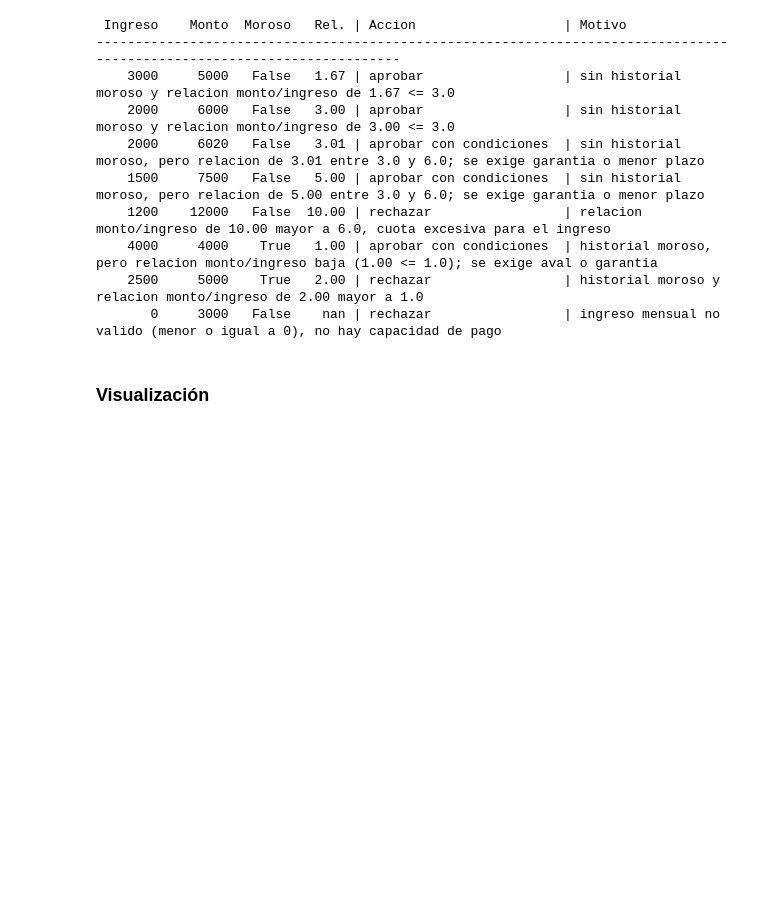
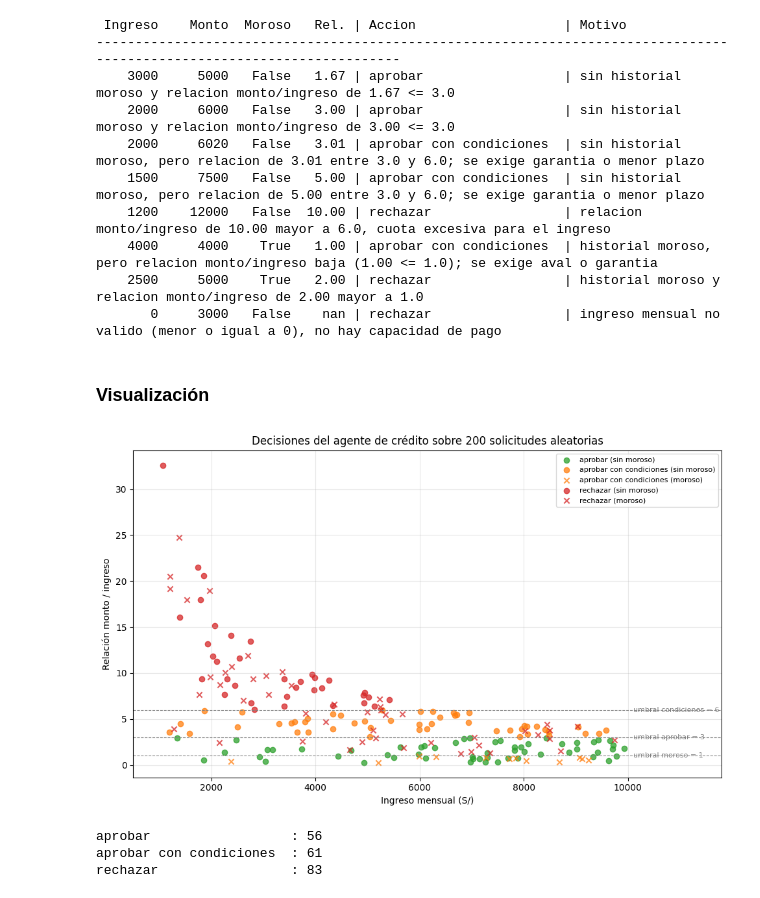
Before and after one commit to Henrixfs/IS484-Practica001-Jueves-Flores-Saras, a Jupyter notebook: Ejercicio1_Credito_Flores.ipynb, the cells around one changed output. Drawn from its saved outputs; the diff is of its cells as text; code cells hidden in the pictures; blank space fills up the shorter version.

Commit message:
Ejercicio 1: visualización scatter de 200 solicitudes

```diff
--- a/Ejercicio1_Credito_Flores.ipynb
+++ b/Ejercicio1_Credito_Flores.ipynb
@@ -84,3 +84,52 @@ for ingreso, monto, moroso, desc in casos:
        0     3000   False    nan | rechazar                 | ingreso mensual no valido (menor o igual a 0), no hay capacidad de pago
 # %% [markdown]
 ### Visualización
+# %%
+import numpy as np
+import matplotlib.pyplot as plt
+
+rng = np.random.default_rng(42)          # semilla para reproducibilidad
+N = 200
+ingresos = rng.uniform(1000, 10000, N)   # soles
+montos = rng.uniform(500, 40000, N)      # soles
+morosos = rng.random(N) < 0.3            # ~30 % con historial moroso
+
+acciones = []
+for ing, mon, mor in zip(ingresos, montos, morosos):
+    accion, _ = agente_credito(ing, mon, bool(mor))
+    acciones.append(accion)
+acciones = np.array(acciones)
+relaciones = montos / ingresos
+
+colores = {"aprobar": "tab:green", "aprobar con condiciones": "tab:orange", "rechazar": "tab:red"}
+
+fig, ax = plt.subplots(figsize=(10, 6))
+for accion, color in colores.items():
+    for mor, marcador in [(False, "o"), (True, "x")]:
+        m = (acciones == accion) & (morosos == mor)
+        if m.any():
+            etiqueta = f"{accion} ({'moroso' if mor else 'sin moroso'})"
+            ax.scatter(ingresos[m], relaciones[m], c=color, marker=marcador, alpha=0.75, label=etiqueta)
+
+for y, txt in [(UMBRAL_MOROSO, "umbral moroso = 1"), (UMBRAL_APROBAR, "umbral aprobar = 3"),
+               (UMBRAL_CONDICIONES, "umbral condiciones = 6")]:
+    ax.axhline(y, color="gray", linestyle="--", linewidth=0.8)
+    ax.text(10100, y, txt, va="center", fontsize=8, color="gray")
+
+ax.set_xlim(500, 11800)
+ax.set_xlabel("Ingreso mensual (S/)")
+ax.set_ylabel("Relación monto / ingreso")
+ax.set_title("Decisiones del agente de crédito sobre 200 solicitudes aleatorias")
+ax.legend(fontsize=8)
+ax.grid(alpha=0.3)
+plt.tight_layout()
+plt.show()
+
+valores, conteos = np.unique(acciones, return_counts=True)
+for v, c in zip(valores, conteos):
+    print(f"{v:<25}: {c}")
+# %% [output]
+[figure, added]
+aprobar                  : 56
+aprobar con condiciones  : 61
+rechazar                 : 83
```
